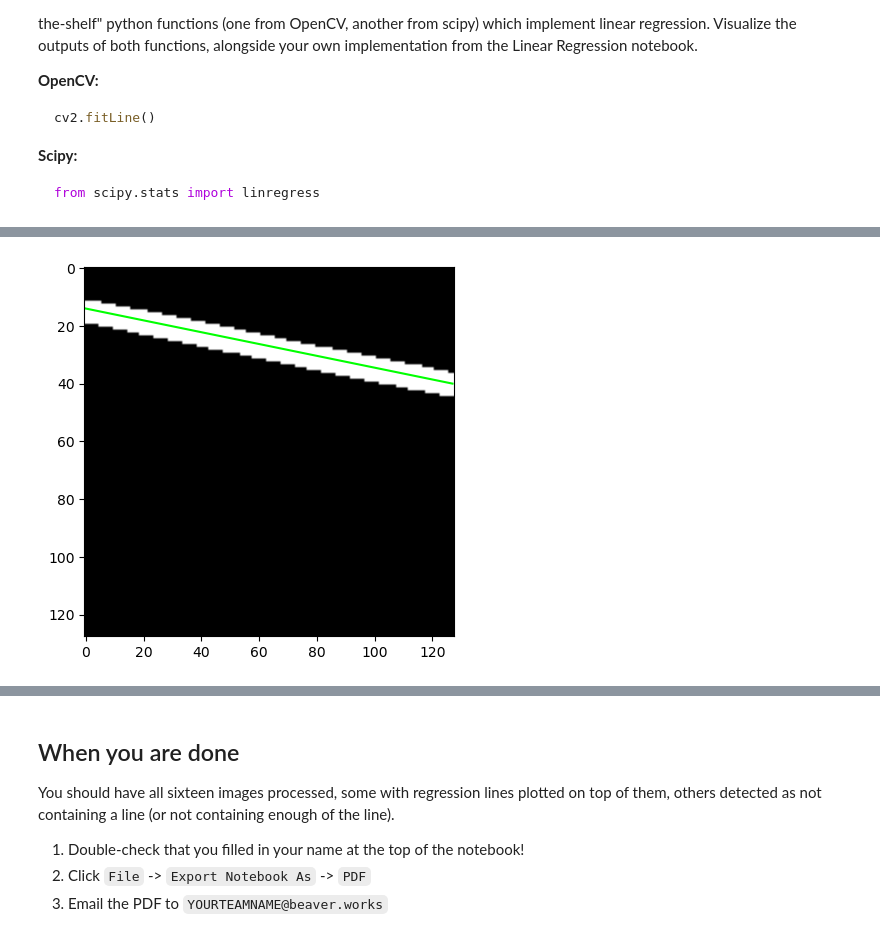
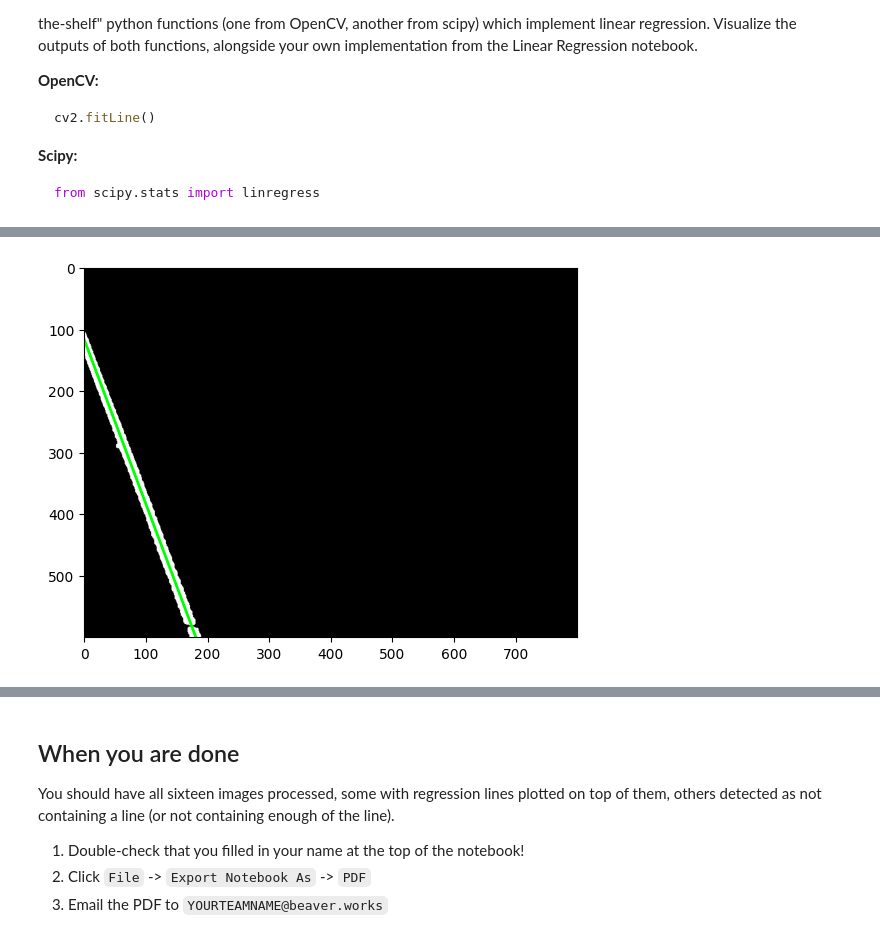
Before and after one commit to kazzhi/BWSI-UAV-Week2, a Jupyter notebook: notebooks/04_Downward.ipynb, the cells around one changed output, grey strips where cells are left out. Drawn from its saved outputs; the diff is of its cells as text; code cells hidden in the pictures.

````diff
--- a/notebooks/04_Downward.ipynb
+++ b/notebooks/04_Downward.ipynb
@@ -141,42 +140,92 @@ cv2.fitLine()
 from scipy.stats import linregress
 ```
 # %%
-folderpath = "downward/"
-imagepaths = glob.glob(os.path.join(folderpath, "*.jpg"))
-
+folderpath = "RawCamImages/"
+imagepaths = glob.glob(os.path.join(folderpath, "*.png"))
+LOW = np.array([245, 245, 245])  # Lower image thresholding bound
+HI = np.array([255, 255, 255])   # Upper image thresholding bound
+kernel = np.ones((5, 5),np.uint8)
 pimages = []
 
 for path in imagepaths:
-    image = cv2.imread(path, cv2.IMREAD_GRAYSCALE)
-    _, image = cv2.threshold(image,245,255,cv2.THRESH_BINARY)
-    kernel = np.ones((5,5),np.uint8)
+    image = cv2.imread(path)
+    # _, image = cv2.threshold(image,245,255,cv2.THRESH_BINARY)
+
+    # image = cv2.dilate(image, kernel,iterations = 1)
+
+    # points = np.column_stack(np.where(image > 0))
+
+    # if len(points) < 2:
+    #     continue
+
+    # points_xy = points[:, [1, 0]].astype(np.float32).reshape(-1, 1, 2)
+    # [vx, vy, x, y] = cv2.fitLine(points_xy, cv2.DIST_L2, 0, 0.01, 0.01)
+
+    # # Compute endpoints for drawing
+    # rows, cols = image.shape
+    # left_y = int((-x * vy / vx) + y)
+    # right_y = int(((cols - x) * vy / vx) + y)
+
+    # # Plot using matplotlib
+    # fig, ax = plt.subplots()
+    # ax.imshow(image, cmap='gray')
+
+    # # Clip line to image bounds
+    # left_y = np.clip(left_y, 0, rows - 1)
+    # right_y = np.clip(right_y, 0, rows - 1)
+
+    # regression_line = Line2D([cols - 1, 0], [right_y, left_y], color='lime')
+    # ax.add_line(regression_line)
+
+    # plt.show()
+    # image = cv2.convertScaleAbs(image, alpha=1.0, beta=30)
     image = cv2.dilate(image, kernel,iterations = 1)
 
-    points = np.column_stack(np.where(image > 0))
+        # Apply white mask to filter out external colors
+    mask = cv2.inRange(image, LOW, HI)
+    image = cv2.bitwise_and(image, image, mask=mask)
 
-    if len(points) < 2:
+        #Convert Image to binary
+    image = cv2.cvtColor(image, cv2.COLOR_BGR2GRAY)
+    _, image = cv2.threshold(image,245,255,cv2.THRESH_BINARY)
+
+    def is_line_like(cnt):
+        x, y, w, h = cv2.boundingRect(cnt)
+        aspect_ratio = max(w, h) / (min(w, h) + 1e-5)  # avoid divide by 0
+        return aspect_ratio > 3
+
+        # Filter out small-spaced out pixels and contours that are too small
+    contours, _ = cv2.findContours(mask, cv2.RETR_EXTERNAL, cv2.CHAIN_APPROX_SIMPLE)
+    large_contours = [cnt for cnt in contours if cv2.contourArea(cnt) > 200]
+    if not large_contours:
         continue
 
-    points_xy = points[:, [1, 0]].astype(np.float32).reshape(-1, 1, 2)
-    [vx, vy, x, y] = cv2.fitLine(points_xy, cv2.DIST_L2, 0, 0.01, 0.01)
+        # Create the line
+    all_points = np.vstack(large_contours)
+    [vx, vy, x, y] = cv2.fitLine(all_points, cv2.DIST_L2, 0, 0.01, 0.01)
+    x, y, vx, vy = x.item(), y.item(), vx.item(), vy.item()
 
-    # Compute endpoints for drawing
+    print(path)
+
     rows, cols = image.shape
     left_y = int((-x * vy / vx) + y)
     right_y = int(((cols - x) * vy / vx) + y)
 
-    # Plot using matplotlib
+    # Clip to image boundaries
+    # left_y = np.clip(left_y, 0, rows - 1)
+    # right_y = np.clip(right_y, 0, rows - 1)
+
     fig, ax = plt.subplots()
     ax.imshow(image, cmap='gray')
 
-    # Clip line to image bounds
-    left_y = np.clip(left_y, 0, rows - 1)
-    right_y = np.clip(right_y, 0, rows - 1)
-
-    regression_line = Line2D([cols - 1, 0], [right_y, left_y], color='lime')
+    regression_line = Line2D([0, cols - 1], [left_y, right_y], color='lime', linewidth=2)
     ax.add_line(regression_line)
 
     plt.show()
+
+
+
+
 
 
 # for img in pimages:
@@ -224 +274 @@ for path in imagepaths:
-[figure, old version]
+[figure, new version]
````
Also changed, not shown: parts of 2 cells of this notebook, 20 other files.
